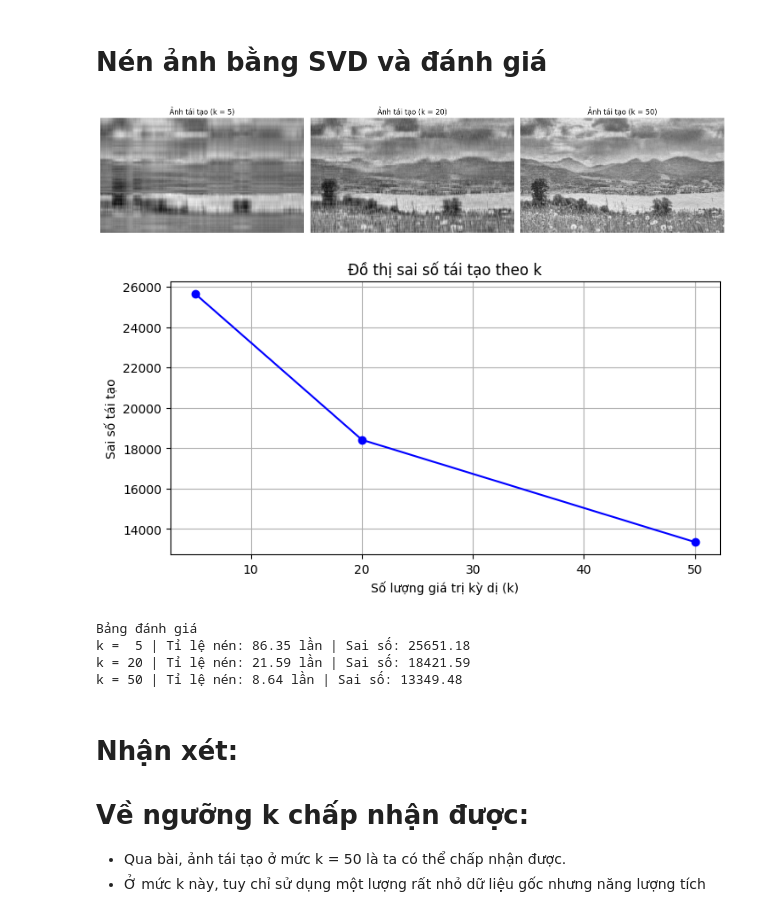
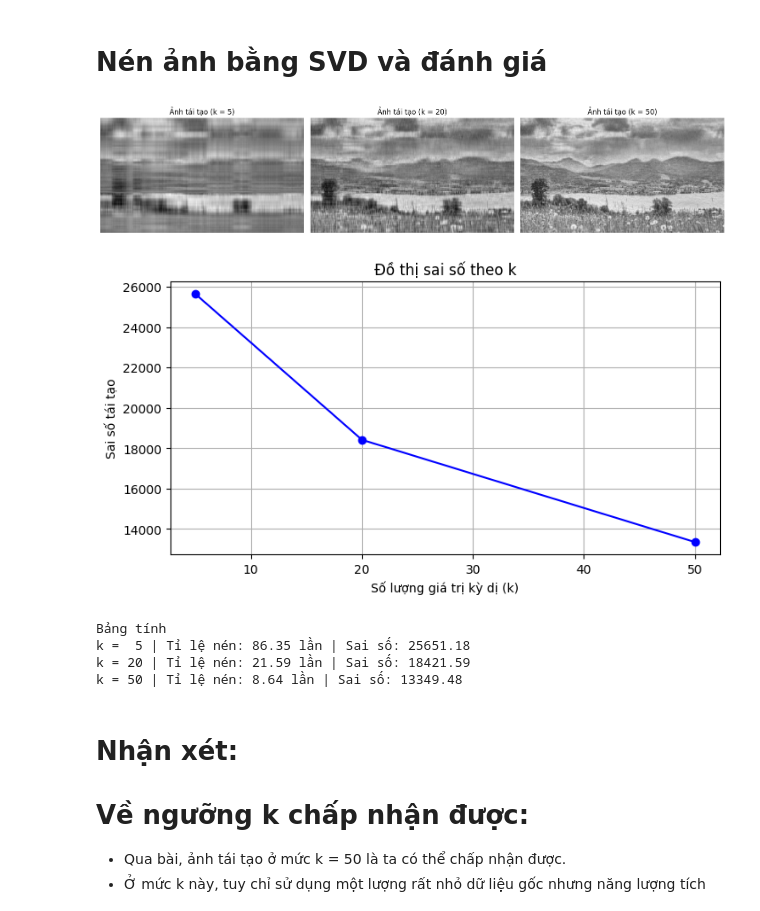
Before and after one commit to tcnzzz/mliot-pyml-2026-hw, a Jupyter notebook: week01/buoi01_tranchinhan.ipynb, the cells around one changed output. Cells and saved outputs as stored; diff of their text form; code cells hidden in the pictures.

```diff
--- a/week01/buoi01_tranchinhan.ipynb
+++ b/week01/buoi01_tranchinhan.ipynb
@@ -152,37 +152,37 @@ plt.figure(figsize=(15, 5))
 
 for i, k in enumerate(k_values):
     M_k = reconstruct(k)
 
     plt.subplot(1, len(k_values), i + 1)
     plt.imshow(M_k, cmap='gray')
     plt.title(f"Ảnh tái tạo (k = {k})")
     plt.axis('off')
 
     a = np.linalg.norm(M - M_k)
     saiso.append(a)
 
     kichthuocnen = k * (h + w + 1)
     b = kichthuocgoc / kichthuocnen
     tile.append(b)
 
 plt.tight_layout()
 plt.show()
 
 plt.figure(figsize=(8, 4))
 plt.plot(k_values, saiso, marker='o', linestyle='-', color='b')
-plt.title("Đồ thị sai số tái tạo theo k")
+plt.title("Đồ thị sai số theo k")
 plt.xlabel("Số lượng giá trị kỳ dị (k)")
 plt.ylabel("Sai số tái tạo")
 plt.grid()
 plt.show()
 
-print("Bảng đánh giá")
+print("Bảng tính")
 for i, k in enumerate(k_values):
     print(f"k = {k:2d} | Tỉ lệ nén: {tile[i]:.2f} lần | Sai số: {saiso[i]:.2f}")
 # %% [output]
 [figure]
-[figure, old version]
+[figure, new version]
-Bảng đánh giá
+Bảng tính
 k =  5 | Tỉ lệ nén: 86.35 lần | Sai số: 25651.18
 k = 20 | Tỉ lệ nén: 21.59 lần | Sai số: 18421.59
 k = 50 | Tỉ lệ nén: 8.64 lần | Sai số: 13349.48
```
Also changed, not shown: parts of 4 cells of this notebook.
